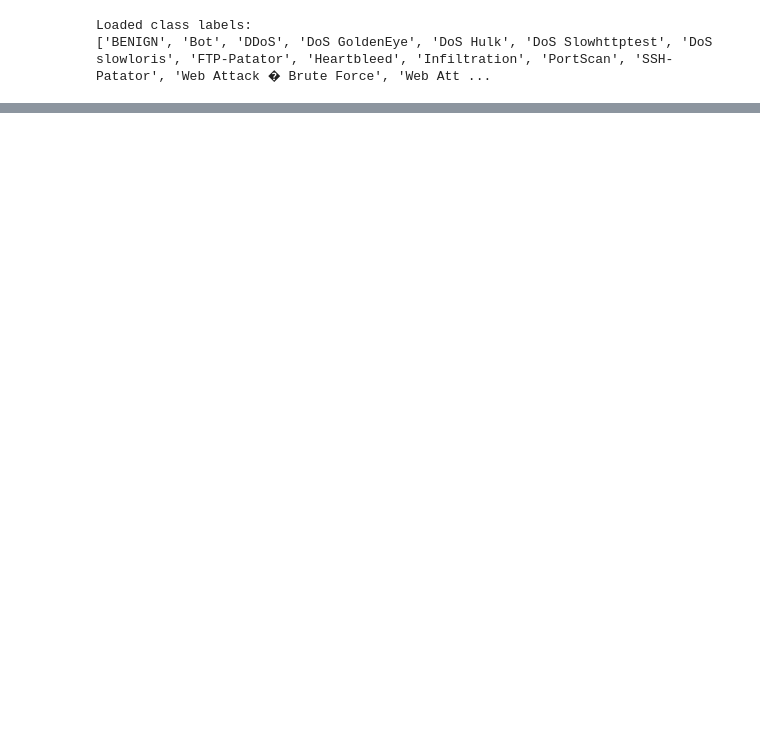
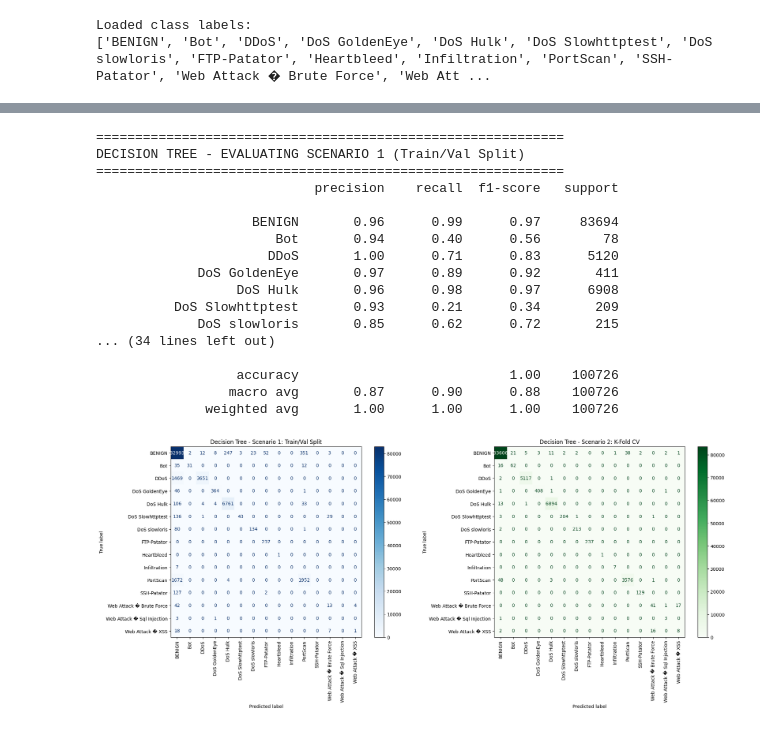
Before and after one commit to GiannisKotsalos/NetworkIntrusion-DataMining-MLProject, a Jupyter notebook: notebooks/classification.ipynb, the cells around one changed output, grey strips where cells are left out. Saved outputs shown, nothing was run; the diff lists cells and outputs as text; code cells hidden in the pictures; blank space fills up the shorter version.

Commit message:
Decision tree made .May need to improve macro avg on senario 1

```diff
--- a/notebooks/classification.ipynb
+++ b/notebooks/classification.ipynb
@@ -177,7 +178,7 @@ pipeline_lr = Pipeline([
 
 # 2. Parameter Grid
 param_grid_lr_cv = {
-    'classifier__C': [0.01, 0.1, 1, 10],
+    'classifier__C': [100],
     'classifier__tol': [1e-2, 1e-3]
 }
 
@@ -289,0 +485,62 @@ EVALUATING SCENARIO 1 (Train/Validation Split Model)
+# %%
+import matplotlib.pyplot as plt
+from sklearn.metrics import classification_report, confusion_matrix, ConfusionMatrixDisplay
+
+# Readable class names
+target_names = [inverse_mapping[i] for i in range(len(inverse_mapping))]
+labels = list(range(len(target_names)))
+
+print("=" * 60)
+print("DECISION TREE - EVALUATING SCENARIO 1 (Train/Val Split)")
+print("=" * 60)
+# Scenario 1 prediction (scaled test set, model is not a pipeline)
+y_pred_dt_s1 = best_dt_s1.predict(X_test_scaled)
+print(classification_report(y_test, y_pred_dt_s1, target_names=target_names))
+
+print("\n" + "=" * 60)
+print("DECISION TREE - EVALUATING SCENARIO 2 (K-Fold CV)")
+print("=" * 60)
+# Scenario 2 prediction (raw test set, pipeline handles scaling)
+y_pred_dt_s2 = best_dt_s2.predict(X_test)
+print(classification_report(y_test, y_pred_dt_s2, target_names=target_names))
+
+# Confusion matrices
+cm_dt_s1 = confusion_matrix(y_test, y_pred_dt_s1, labels=labels)
+cm_dt_s2 = confusion_matrix(y_test, y_pred_dt_s2, labels=labels)
+
+# Plot side-by-side
+fig, axes = plt.subplots(1, 2, figsize=(20, 8))
+
+disp1 = ConfusionMatrixDisplay(confusion_matrix=cm_dt_s1, display_labels=target_names)
+disp1.plot(ax=axes[0], cmap="Blues", xticks_rotation=90, colorbar=True, values_format="d")
+axes[0].set_title("Decision Tree - Scenario 1: Train/Val Split")
+
+disp2 = ConfusionMatrixDisplay(confusion_matrix=cm_dt_s2, display_labels=target_names)
+disp2.plot(ax=axes[1], cmap="Greens", xticks_rotation=90, colorbar=True, values_format="d")
+axes[1].set_title("Decision Tree - Scenario 2: K-Fold CV")
+
+for ax in axes:
+    ax.set_xlabel("Predicted label")
+    ax.set_ylabel("True label")
+
+plt.tight_layout()
+plt.show()
+# %% [output]
+============================================================
+DECISION TREE - EVALUATING SCENARIO 1 (Train/Val Split)
+============================================================
+                            precision    recall  f1-score   support
+
+                    BENIGN       0.96      0.99      0.97     83694
+                       Bot       0.94      0.40      0.56        78
+                      DDoS       1.00      0.71      0.83      5120
+             DoS GoldenEye       0.97      0.89      0.92       411
+                  DoS Hulk       0.96      0.98      0.97      6908
+          DoS Slowhttptest       0.93      0.21      0.34       209
+             DoS slowloris       0.85      0.62      0.72       215
+... (34 lines left out)
+
+                  accuracy                           1.00    100726
+                 macro avg       0.87      0.90      0.88    100726
+              weighted avg       1.00      1.00      1.00    100726
+[figure, added]
```
Also changed, not shown: parts of 7 cells of this notebook.
